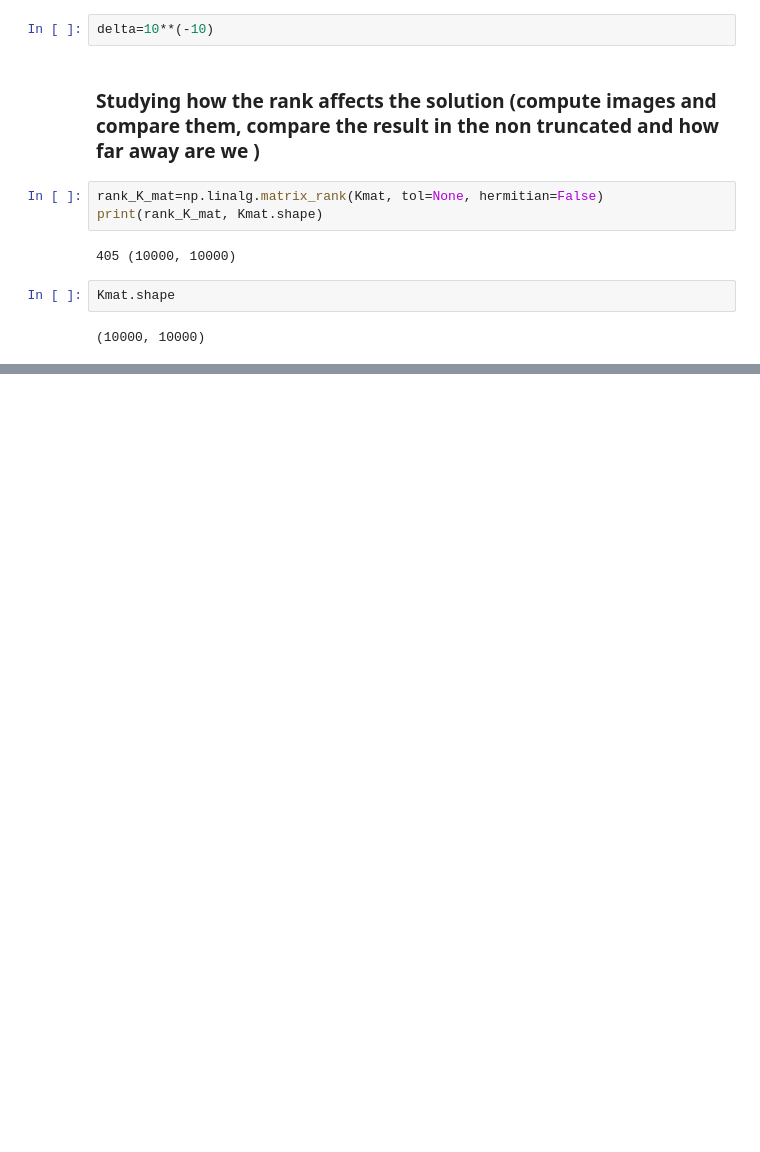
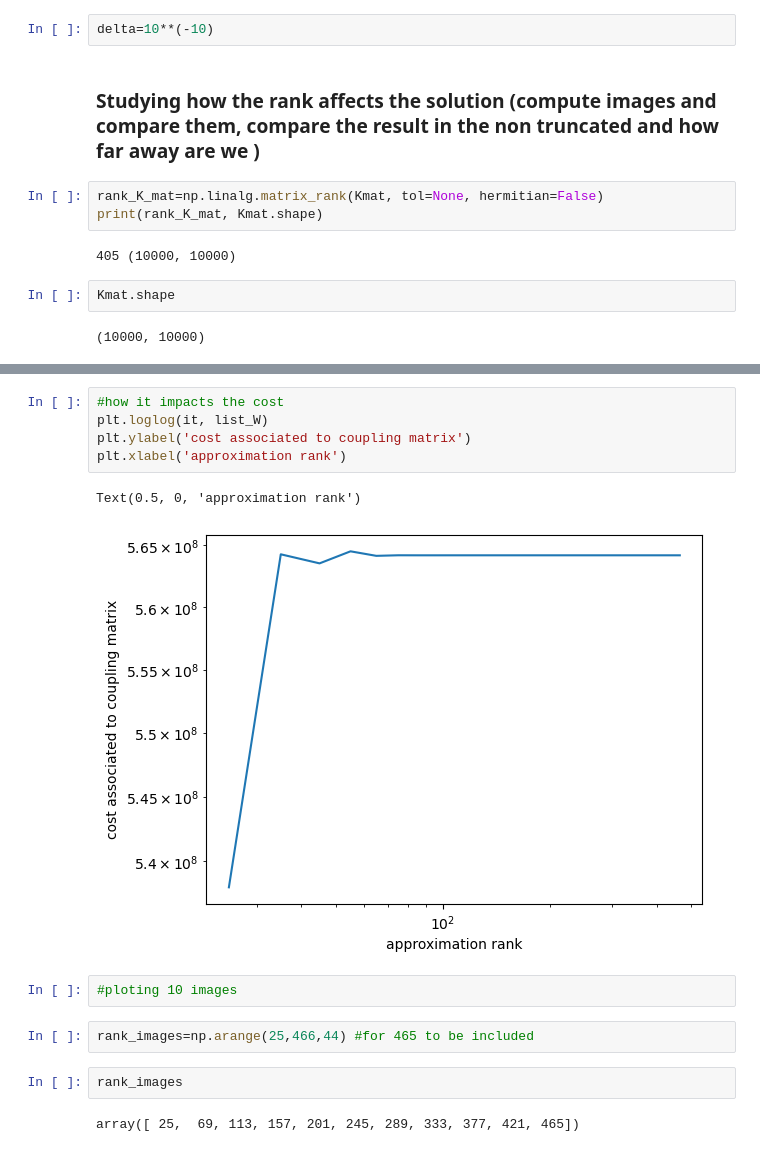
Before and after one commit to Benoit-Muller/Low_Rank_Approximation_Techniques_Project, a Jupyter notebook: color_transfert.ipynb, the cells around one changed output, grey strips where cells are left out. Cells and saved outputs as stored; diff of their text form; blank space fills up the shorter version.

```diff
--- a/color_transfert.ipynb
+++ b/color_transfert.ipynb
@@ -288,0 +153,16 @@ else: #create them
+# %%
+#how it impacts the cost
+plt.loglog(it, list_W)
+plt.ylabel('cost associated to coupling matrix')
+plt.xlabel('approximation rank')
+# %% [output]
+Text(0.5, 0, 'approximation rank')
+[figure, added]
+# %%
+#ploting 10 images
+# %%
+rank_images=np.arange(25,466,44) #for 465 to be included
+# %%
+rank_images
+# %% [output]
+array([ 25,  69, 113, 157, 201, 245, 289, 333, 377, 421, 465])
```
Also changed, not shown: parts of 35 cells of this notebook, 2 other files.
